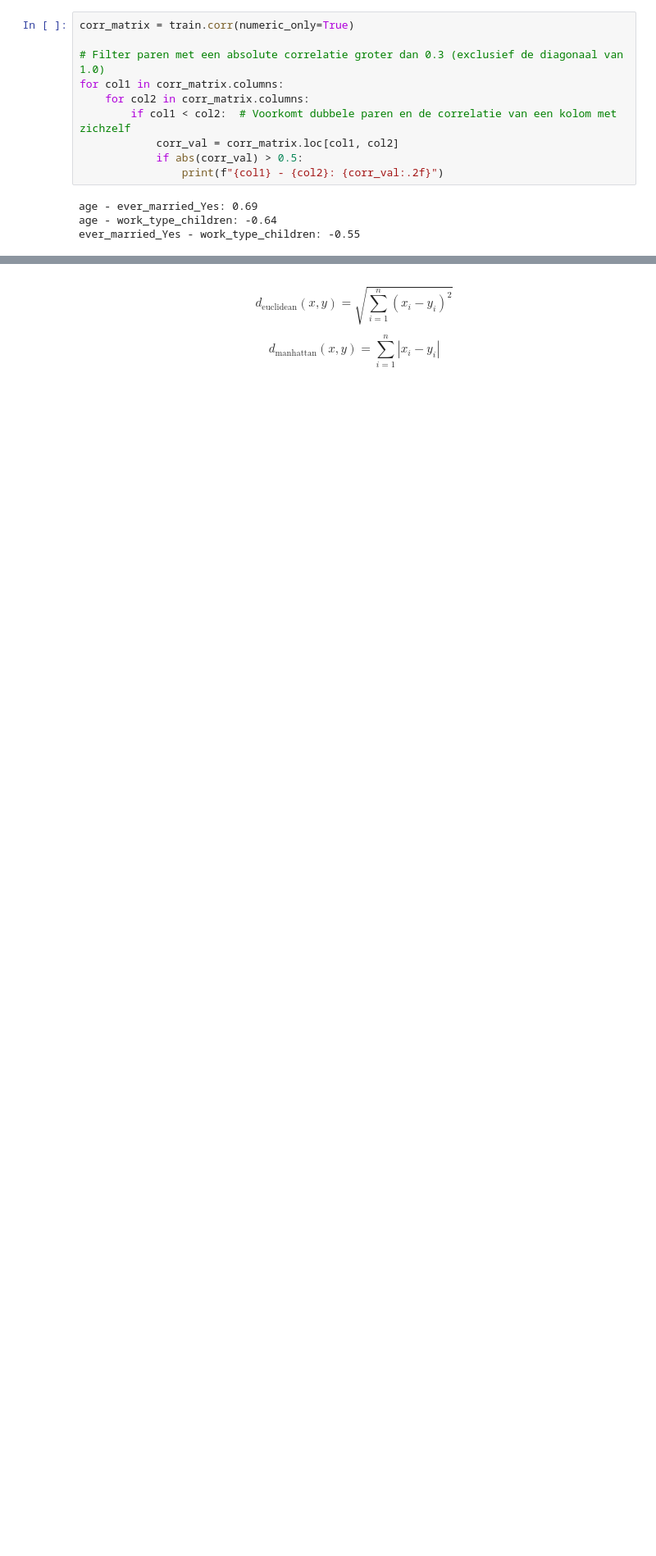
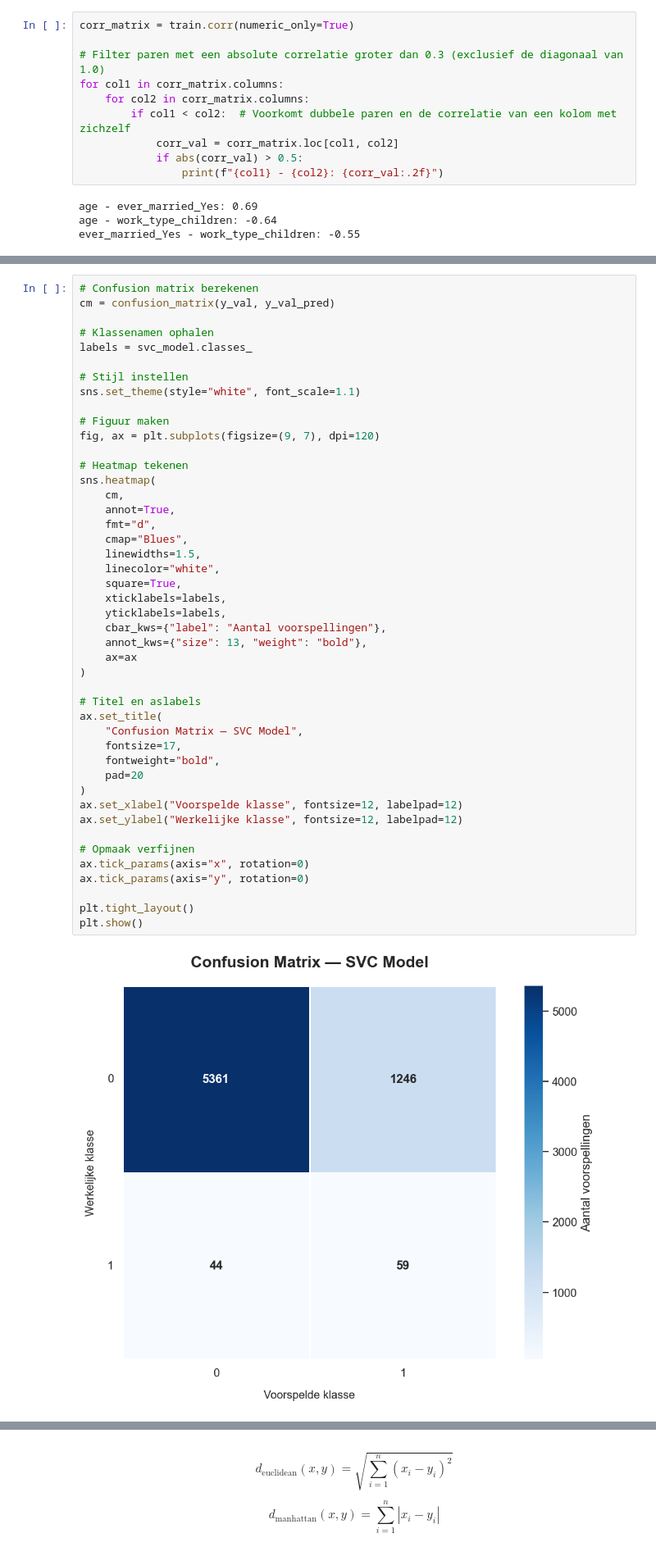
Before and after one commit to ikkekoe08/machine-learning, a Jupyter notebook: portfolio.ipynb, the cells around one changed output, grey strips where cells are left out. Shown at 82% size. Drawn from its saved outputs; the diff is of its cells as text; blank space fills up the shorter version.

```diff
--- a/portfolio.ipynb
+++ b/portfolio.ipynb
@@ -478,3 +564,50 @@ Confusion Matrix:
+# %%
+# Confusion matrix berekenen
+cm = confusion_matrix(y_val, y_val_pred)
+
+# Klassenamen ophalen
+labels = svc_model.classes_
+
+# Stijl instellen
+sns.set_theme(style="white", font_scale=1.1)
+
+# Figuur maken
+fig, ax = plt.subplots(figsize=(9, 7), dpi=120)
+
+# Heatmap tekenen
+sns.heatmap(
+    cm,
+    annot=True,
+    fmt="d",
+    cmap="Blues",
+    linewidths=1.5,
+    linecolor="white",
+    square=True,
+    xticklabels=labels,
+    yticklabels=labels,
+    cbar_kws={"label": "Aantal voorspellingen"},
+    annot_kws={"size": 13, "weight": "bold"},
+    ax=ax
+)
+
+# Titel en aslabels
+ax.set_title(
+    "Confusion Matrix — SVC Model",
+    fontsize=17,
+    fontweight="bold",
+    pad=20
+)
+ax.set_xlabel("Voorspelde klasse", fontsize=12, labelpad=12)
+ax.set_ylabel("Werkelijke klasse", fontsize=12, labelpad=12)
+
+# Opmaak verfijnen
+ax.tick_params(axis="x", rotation=0)
+ax.tick_params(axis="y", rotation=0)
+
+plt.tight_layout()
+plt.show()
+# %% [output]
+[figure, added]
 # %% [markdown]
 ## Confusion Matrix
 
```
Also changed, not shown: parts of 75 cells of this notebook.
